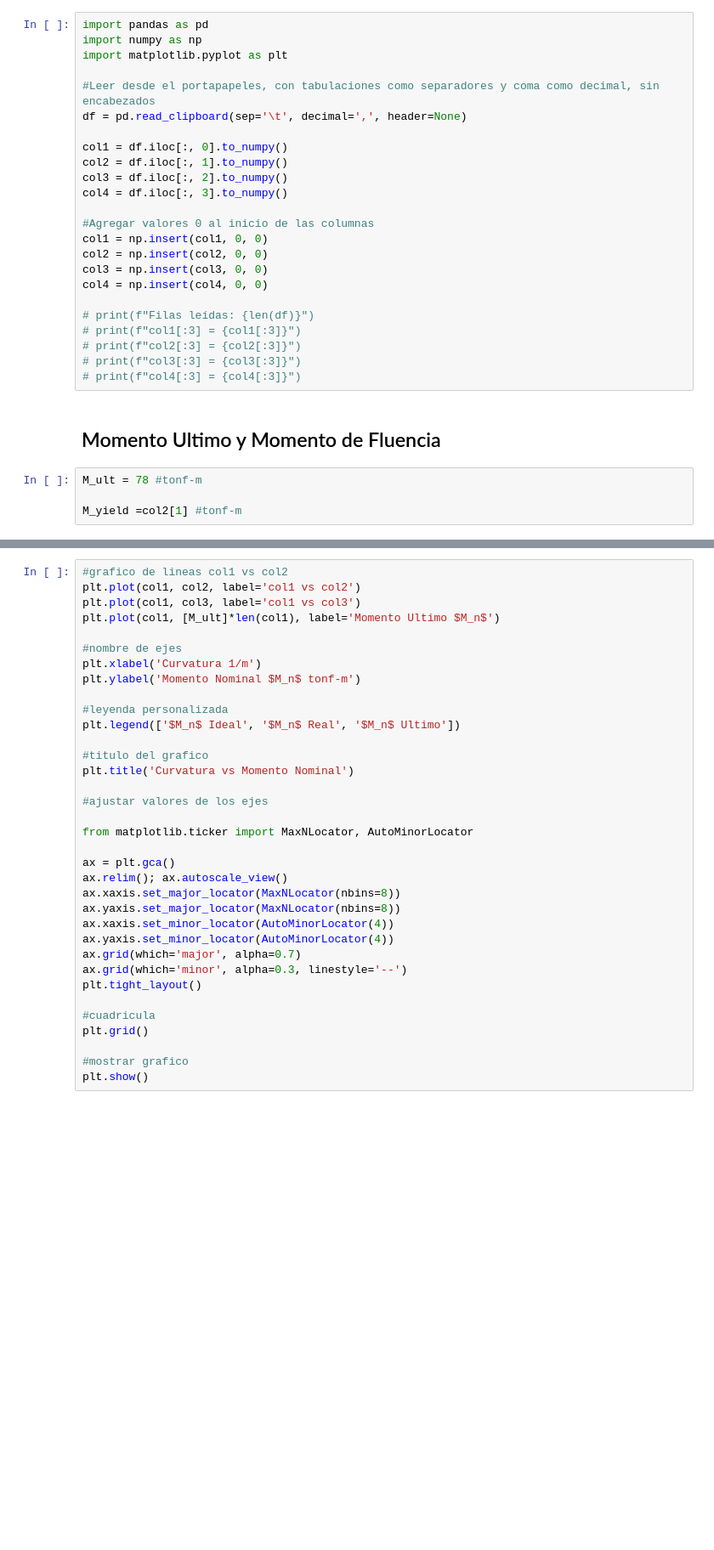
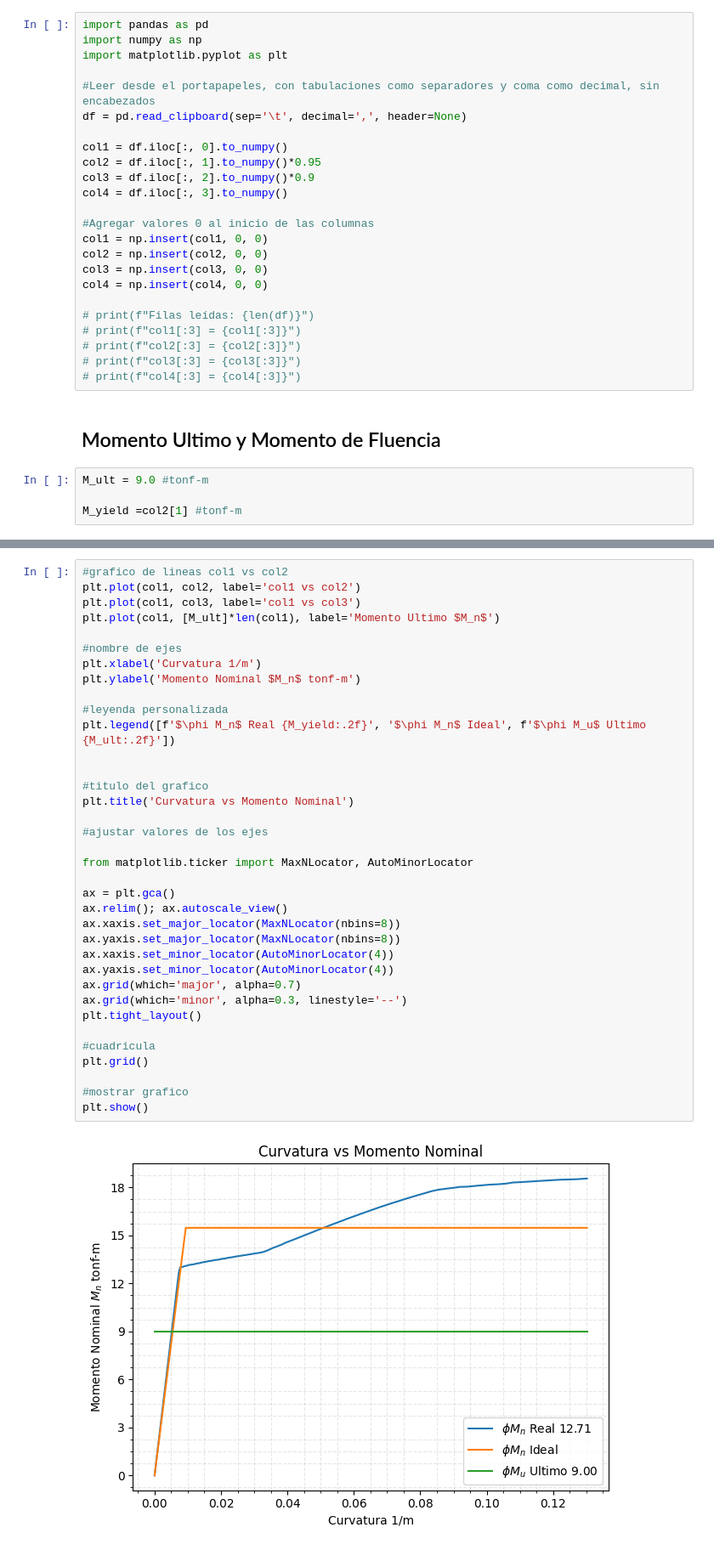
Before and after one commit to fcocarrascob/Notebooks, a Jupyter notebook: notebooks/Hormigon/viga_ACI318.ipynb, the cells around one changed output, grey strips where cells are left out. Shown at 85% size. Drawn from its saved outputs; the diff is of its cells as text; blank space fills up the shorter version.

```diff
--- a/notebooks/Hormigon/viga_ACI318.ipynb
+++ b/notebooks/Hormigon/viga_ACI318.ipynb
@@ -16,8 +16,8 @@ import matplotlib.pyplot as plt
 df = pd.read_clipboard(sep='\t', decimal=',', header=None)
 
 col1 = df.iloc[:, 0].to_numpy()
-col2 = df.iloc[:, 1].to_numpy()
-col3 = df.iloc[:, 2].to_numpy()
+col2 = df.iloc[:, 1].to_numpy()*0.95
+col3 = df.iloc[:, 2].to_numpy()*0.9
 col4 = df.iloc[:, 3].to_numpy()
 
 #Agregar valores 0 al inicio de las columnas
@@ -34,7 +34,7 @@ col4 = np.insert(col4, 0, 0)
 # %% [markdown]
 ## Momento Ultimo y Momento de Fluencia
 # %%
-M_ult = 78 #tonf-m
+M_ult = 9.0 #tonf-m
 
 M_yield =col2[1] #tonf-m
 # %%
@@ -66,31 +69,34 @@ plt.plot(col1, col3, label='col1 vs col3')
 plt.plot(col1, [M_ult]*len(col1), label='Momento Ultimo $M_n$')
 
 #nombre de ejes
 plt.xlabel('Curvatura 1/m')
 plt.ylabel('Momento Nominal $M_n$ tonf-m')
 
 #leyenda personalizada
-plt.legend(['$M_n$ Ideal', '$M_n$ Real', '$M_n$ Ultimo'])
+plt.legend([f'$\phi M_n$ Real {M_yield:.2f}', '$\phi M_n$ Ideal', f'$\phi M_u$ Ultimo {M_ult:.2f}'])
+
 
 #titulo del grafico
 plt.title('Curvatura vs Momento Nominal')
 
 #ajustar valores de los ejes
 
 from matplotlib.ticker import MaxNLocator, AutoMinorLocator
 
 ax = plt.gca()
 ax.relim(); ax.autoscale_view()
 ax.xaxis.set_major_locator(MaxNLocator(nbins=8))
 ax.yaxis.set_major_locator(MaxNLocator(nbins=8))
 ax.xaxis.set_minor_locator(AutoMinorLocator(4))
 ax.yaxis.set_minor_locator(AutoMinorLocator(4))
 ax.grid(which='major', alpha=0.7)
 ax.grid(which='minor', alpha=0.3, linestyle='--')
 plt.tight_layout()
 
 #cuadricula
 plt.grid()
 
 #mostrar grafico
 plt.show()
+# %% [output]
+[figure, added]
```
Also changed, not shown: parts of 1 cell of this notebook, 5 other files.
